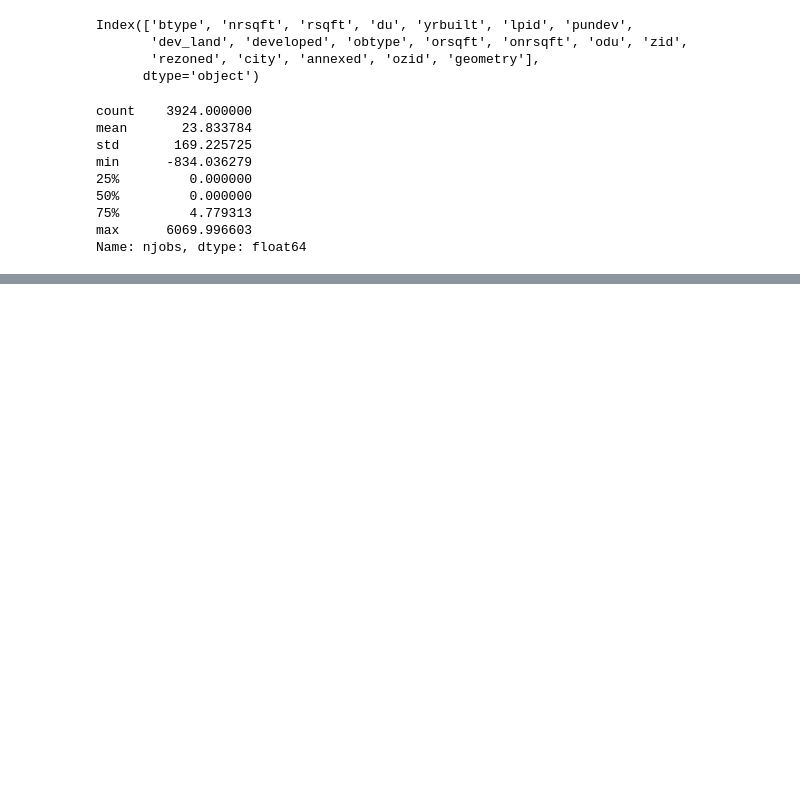
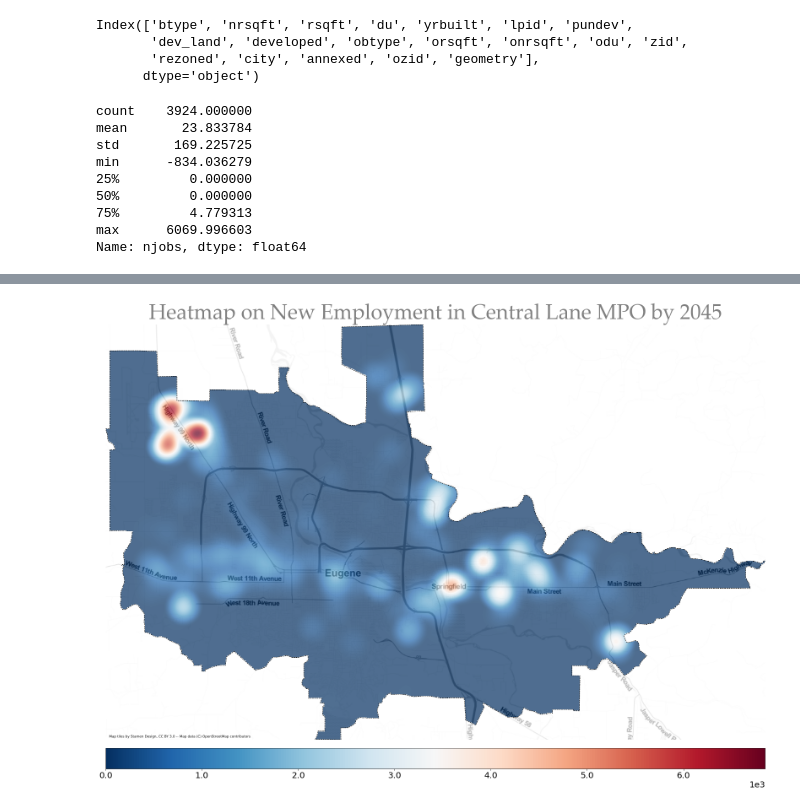
Before and after one commit to dongmeic/ModelsStoryMap, a Jupyter notebook: data/residential_employment_growth.ipynb, the cells around one changed output, grey strips where cells are left out. Cells and saved outputs as stored; diff of their text form; code cells hidden in the pictures; blank space fills up the shorter version.

```diff
--- a/data/residential_employment_growth.ipynb
+++ b/data/residential_employment_growth.ipynb
@@ -52,0 +149,4 @@ Name: njobs, dtype: float64
+# %%
+ugp.plotRaster(yrbuilt = 2045, export = False)
+# %% [output]
+[figure, added]
```
Also changed, not shown: parts of 21 cells of this notebook, 2 other files.
